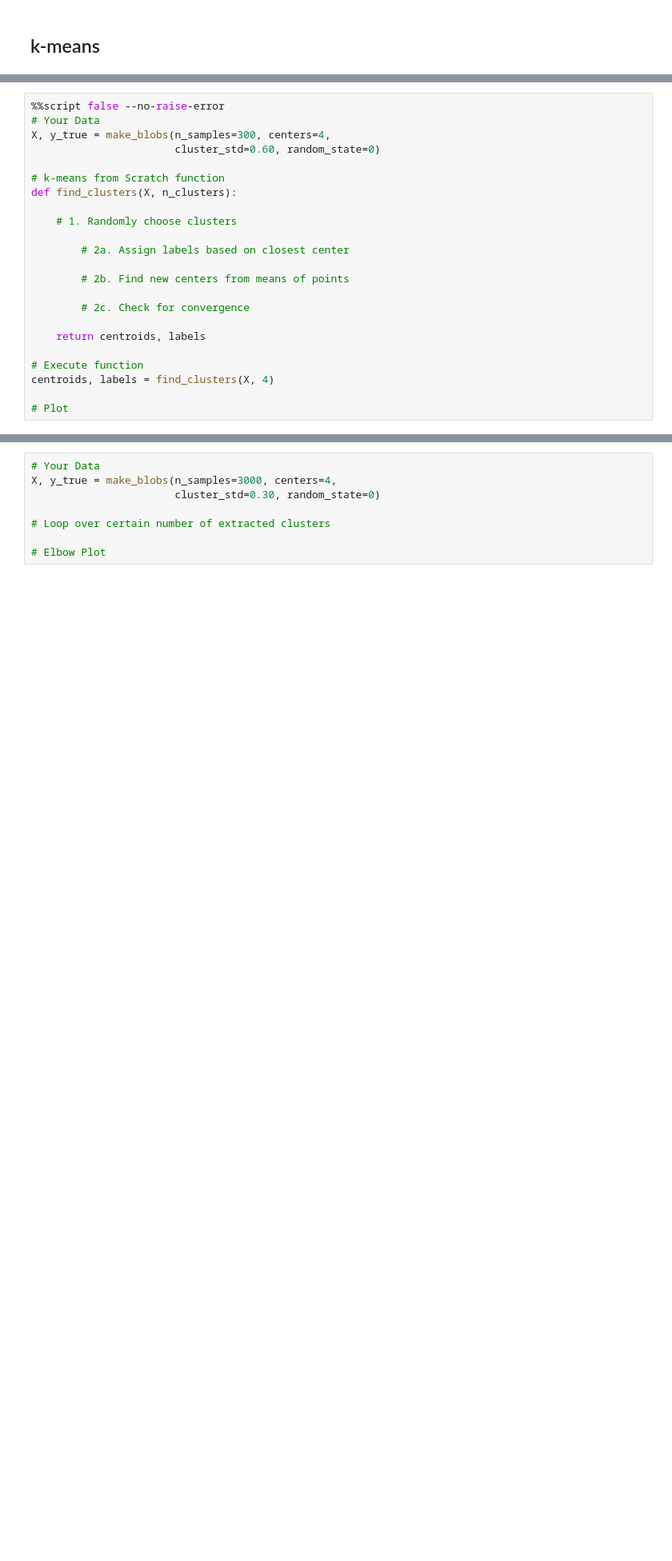
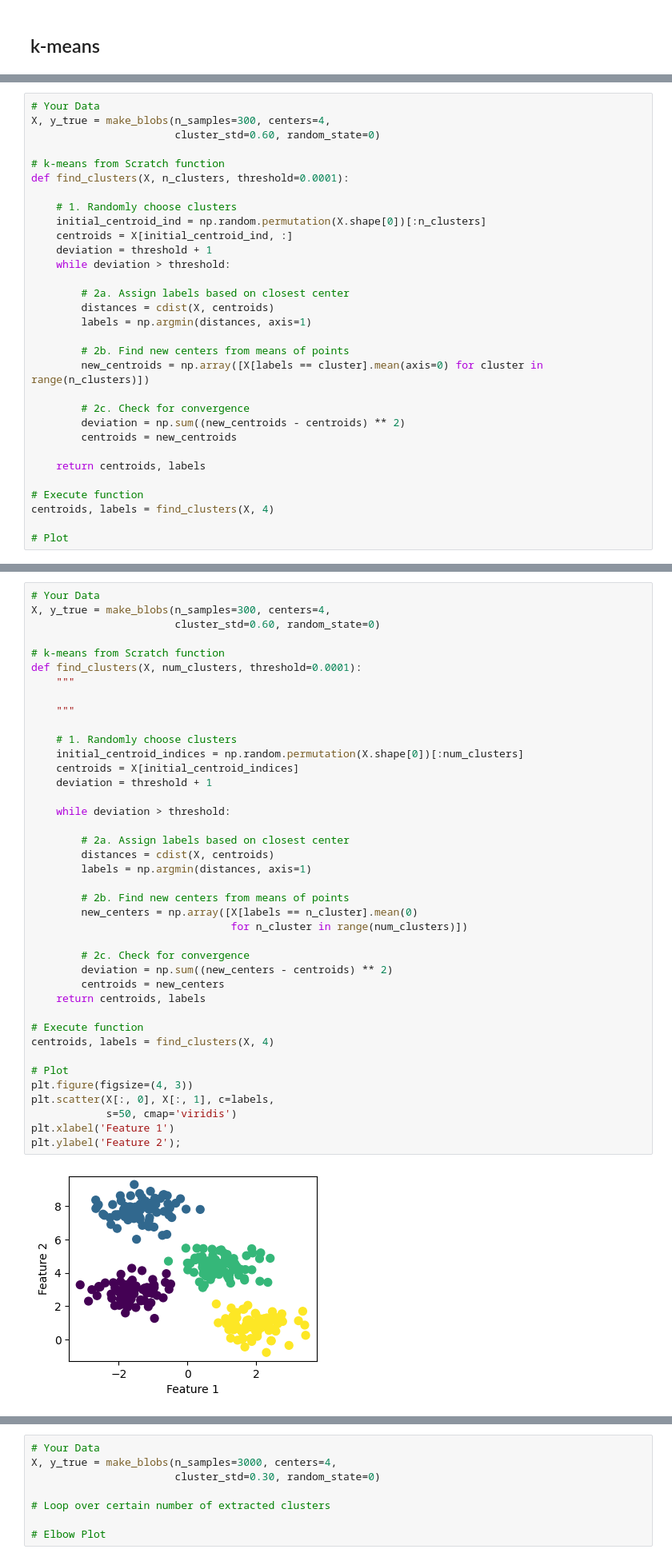
Before and after one commit to Oberfeldwedler/predictive_maintenance, a Jupyter notebook: 04_modeling_clustering/code/examples/edited/04_modeling_clustering_examples_wo_sol.ipynb, the cells around one changed output, grey strips where cells are left out. Shown: that part at 80% size. Saved outputs shown, nothing was run; the diff lists cells and outputs as text; blank space fills up the shorter version.

```diff
--- a/04_modeling_clustering/code/examples/edited/04_modeling_clustering_examples_wo_sol.ipynb
+++ b/04_modeling_clustering/code/examples/edited/04_modeling_clustering_examples_wo_sol.ipynb
@@ -19,21 +19,29 @@ from scipy.spatial.distance import cdist
 
 Der k-means Algorithmus ist so anschaulich, dass wir diesen Algorithmus "from Scratch" - also im Detail - nachprogrammieren können. Unsere Aufgabe in diesem Beispiel ist es also, den k-means Algorithmus Schritt für Schritt zu implementieren. Schreiben Sie also eine Funktion, die als Eingabeargumente die Daten und die Anzahl zu extrahierender Cluster aufnimmt - und uns die Centroids und Labels der Daten zurückgibt.
 # %%
-%%script false --no-raise-error
 # Your Data
 X, y_true = make_blobs(n_samples=300, centers=4,
                        cluster_std=0.60, random_state=0)
 
 # k-means from Scratch function
-def find_clusters(X, n_clusters):
+def find_clusters(X, n_clusters, threshold=0.0001):
 
     # 1. Randomly choose clusters
+    initial_centroid_ind = np.random.permutation(X.shape[0])[:n_clusters]
+    centroids = X[initial_centroid_ind, :]
+    deviation = threshold + 1
+    while deviation > threshold:
 
         # 2a. Assign labels based on closest center
+        distances = cdist(X, centroids)
+        labels = np.argmin(distances, axis=1)
 
         # 2b. Find new centers from means of points
+        new_centroids = np.array([X[labels == cluster].mean(axis=0) for cluster in range(n_clusters)])
 
         # 2c. Check for convergence
+        deviation = np.sum((new_centroids - centroids) ** 2)
+        centroids = new_centroids
 
     return centroids, labels
 
@@ -46,3 +52,45 @@ Couldn't find program: 'false'
+# %%
+# Your Data
+X, y_true = make_blobs(n_samples=300, centers=4,
+                       cluster_std=0.60, random_state=0)
+
+# k-means from Scratch function
+def find_clusters(X, num_clusters, threshold=0.0001):
+    """
+
+    """
+
+    # 1. Randomly choose clusters
+    initial_centroid_indices = np.random.permutation(X.shape[0])[:num_clusters]
+    centroids = X[initial_centroid_indices]
+    deviation = threshold + 1
+
+    while deviation > threshold:
+
+        # 2a. Assign labels based on closest center
+        distances = cdist(X, centroids)
+        labels = np.argmin(distances, axis=1)
+
+        # 2b. Find new centers from means of points
+        new_centers = np.array([X[labels == n_cluster].mean(0)
+                                for n_cluster in range(num_clusters)])
+
+        # 2c. Check for convergence
+        deviation = np.sum((new_centers - centroids) ** 2)
+        centroids = new_centers
+    return centroids, labels
+
+# Execute function
+centroids, labels = find_clusters(X, 4)
+
+# Plot
+plt.figure(figsize=(4, 3))
+plt.scatter(X[:, 0], X[:, 1], c=labels,
+            s=50, cmap='viridis')
+plt.xlabel('Feature 1')
+plt.ylabel('Feature 2');
+# %% [output]
+[figure, added]
 # %% [markdown]
 ### Aufgabe: Cluster-Validierung mittels Elbow-Plot
 <div>
```
Also changed, not shown: parts of 1 cell of this notebook, 8 other files.
